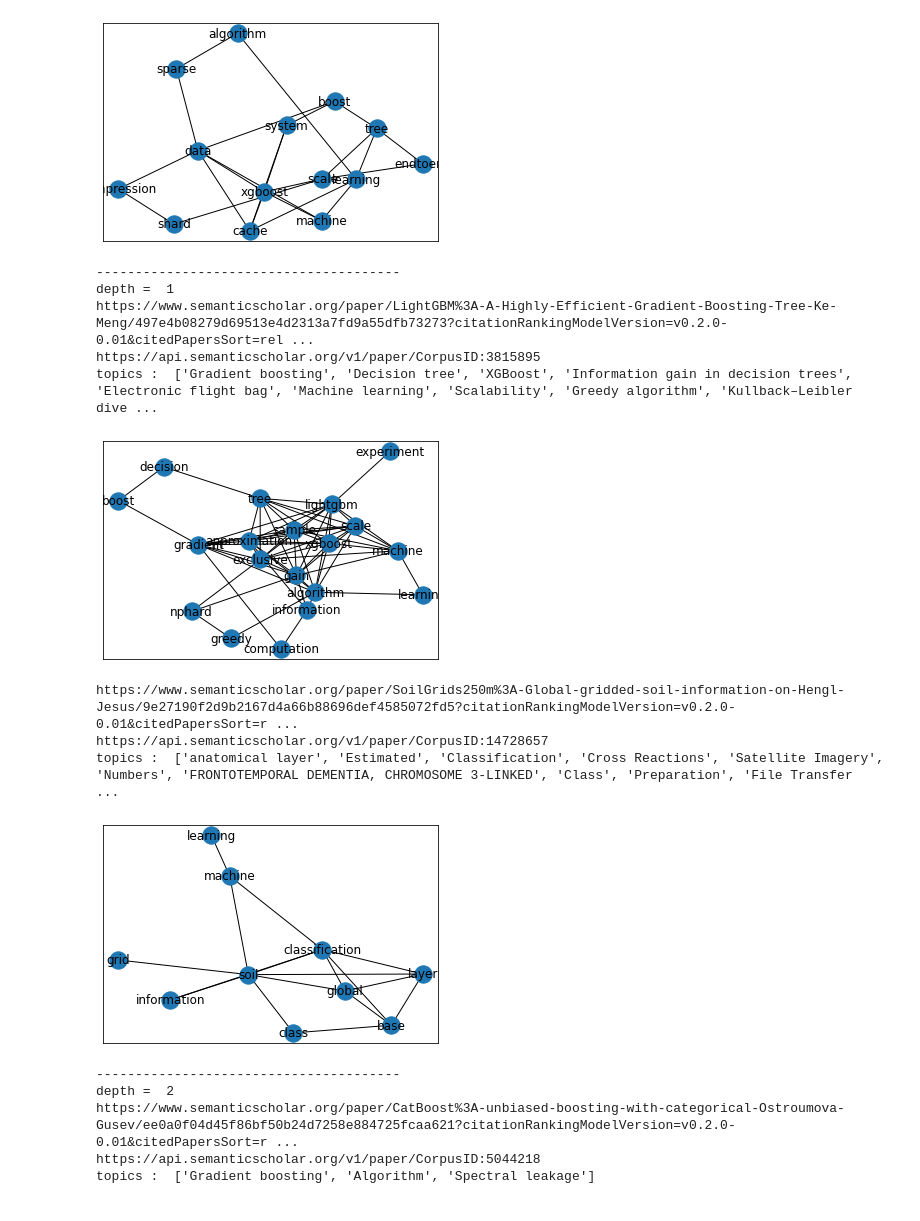
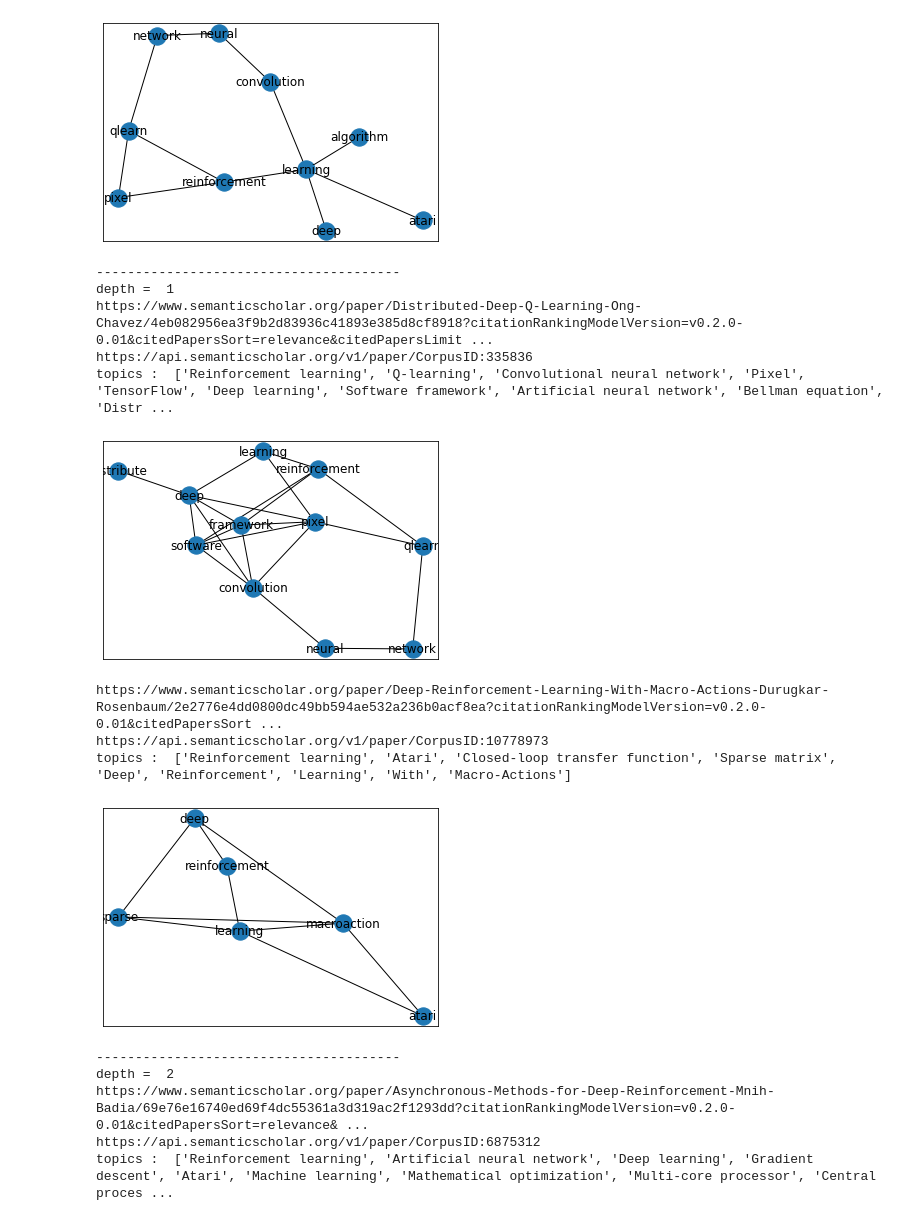
Before and after one commit to AnasAito/Semantic-parser, a Jupyter notebook: topicgraph/sandbox.ipynb, the cells around one changed output. Drawn from its saved outputs; the diff is of its cells as text; code cells hidden in the pictures.

Commit message:
add graph ui

```diff
--- a/topicgraph/sandbox.ipynb
+++ b/topicgraph/sandbox.ipynb
@@ -4,7 +4,8 @@ run all_utils.ipynb
 ## test on root -> 2 citations - > 4 citations (7 papers)
 ## this will be a dummy code
 ## code block needed
-
+from networkx.readwrite import json_graph
+import json
 import networkx as nx
 from matplotlib import pylab as pl
 from itertools import combinations
@@ -114,19 +115,38 @@ def plot_graph(graph):
     pl.figure()
     nx.draw_networkx(graph)
     pl.show()
+
+
+def export_graph(graph_dict):
+    data = json_graph.node_link_data(graph_dict['graph'])
+    path = './graph-ui/src/data/'+graph_dict['title']+'.json'
+    with open(path, 'w') as outfile:
+        json.dump(data, outfile)
+
+def write_title(title):
+    with open('./graph-ui/src/data/index.json') as json_file:
+        data = json.load(json_file)
+       ## print(data['graphs'])
+        list_ = data['graphs']
+    with open('./graph-ui/src/data/index.json','w') as json_file:
+
+        list_ = list_+[title]
+        json.dump({'graphs':list_}, json_file)
+    return 'written'
 # %%
 ## test __main__
 ## root paper
 
-
-n_iter = 5
+graphs_list = [ ]
+n_iter = 3
 print('depth = ' , 0 )
 ## root paper
-root_url = '/paper/XGBoost%3A-A-Scalable-Tree-Boosting-System-Chen-Guestrin/26bc9195c6343e4d7f434dd65b4ad67efe2be27a'
+root_url = '/paper/Playing-Atari-with-Deep-Reinforcement-Learning-Mnih-Kavukcuoglu/2319a491378867c7049b3da055c5df60e1671158'
 topics ,title, abstract,citations= get_data(root_url)
 print('topics : ',topics)
 print('citations : ', citations)
 graph = topic_graph(abstract,topics,title)
+graphs_list.append({'title':title,'graph':graph})
 plot_graph(graph)
 print('---------------------------------------')
 for i in range(n_iter):
@@ -138,9 +158,15 @@ for i in range(n_iter):
         #print('citations : ', citations_)
         graph = topic_graph(abstract_,topics_,title_)
         plot_graph(graph)
+        graphs_list.append({'title':title_,'graph':graph})
         cit_all = cit_all +citations_
     citations = cit_all
 
     print('---------------------------------------')
+
+## export graphs
+[export_graph(graphs_dic) for graphs_dic in graphs_list ]
+
+[write_title(graphs_dic['title']) for graphs_dic in graphs_list ]
 # %% [output]
 depth =  0
@@ -151,16 +177,16 @@ citations :  ['/paper/LightGBM%3A-A-Highly-Efficient-Gradient-Boosting-Tree-Ke-M
-[figure, old version]
+[figure, new version]
 ---------------------------------------
 depth =  1
-https://www.semanticscholar.org/paper/LightGBM%3A-A-Highly-Efficient-Gradient-Boosting-Tree-Ke-Meng/497e4b08279d69513e4d2313a7fd9a55dfb73273?citationRankingModelVersion=v0.2.0-0.01&citedPapersSort=rel ...
-https://api.semanticscholar.org/v1/paper/CorpusID:3815895
-topics :  ['Gradient boosting', 'Decision tree', 'XGBoost', 'Information gain in decision trees', 'Electronic flight bag', 'Machine learning', 'Scalability', 'Greedy algorithm', 'Kullback–Leibler dive ...
+https://www.semanticscholar.org/paper/Distributed-Deep-Q-Learning-Ong-Chavez/4eb082956ea3f9b2d83936c41893e385d8cf8918?citationRankingModelVersion=v0.2.0-0.01&citedPapersSort=relevance&citedPapersLimit ...
+https://api.semanticscholar.org/v1/paper/CorpusID:335836
+topics :  ['Reinforcement learning', 'Q-learning', 'Convolutional neural network', 'Pixel', 'TensorFlow', 'Deep learning', 'Software framework', 'Artificial neural network', 'Bellman equation', 'Distr ...
-[figure, old version]
+[figure, new version]
-https://www.semanticscholar.org/paper/SoilGrids250m%3A-Global-gridded-soil-information-on-Hengl-Jesus/9e27190f2d9b2167d4a66b88696def4585072fd5?citationRankingModelVersion=v0.2.0-0.01&citedPapersSort=r ...
-https://api.semanticscholar.org/v1/paper/CorpusID:14728657
-topics :  ['anatomical layer', 'Estimated', 'Classification', 'Cross Reactions', 'Satellite Imagery', 'Numbers', 'FRONTOTEMPORAL DEMENTIA, CHROMOSOME 3-LINKED', 'Class', 'Preparation', 'File Transfer  ...
+https://www.semanticscholar.org/paper/Deep-Reinforcement-Learning-With-Macro-Actions-Durugkar-Rosenbaum/2e2776e4dd0800dc49bb594ae532a236b0acf8ea?citationRankingModelVersion=v0.2.0-0.01&citedPapersSort ...
+https://api.semanticscholar.org/v1/paper/CorpusID:10778973
+topics :  ['Reinforcement learning', 'Atari', 'Closed-loop transfer function', 'Sparse matrix', 'Deep', 'Reinforcement', 'Learning', 'With', 'Macro-Actions']
-[figure, old version]
+[figure, new version]
 ---------------------------------------
 depth =  2
-https://www.semanticscholar.org/paper/CatBoost%3A-unbiased-boosting-with-categorical-Ostroumova-Gusev/ee0a0f04d45f86bf50b24d7258e884725fcaa621?citationRankingModelVersion=v0.2.0-0.01&citedPapersSort=r ...
-https://api.semanticscholar.org/v1/paper/CorpusID:5044218
-topics :  ['Gradient boosting', 'Algorithm', 'Spectral leakage']
+https://www.semanticscholar.org/paper/Asynchronous-Methods-for-Deep-Reinforcement-Mnih-Badia/69e76e16740ed69f4dc55361a3d319ac2f1293dd?citationRankingModelVersion=v0.2.0-0.01&citedPapersSort=relevance& ...
+https://api.semanticscholar.org/v1/paper/CorpusID:6875312
+topics :  ['Reinforcement learning', 'Artificial neural network', 'Deep learning', 'Gradient descent', 'Atari', 'Machine learning', 'Mathematical optimization', 'Multi-core processor', 'Central proces ...
```
Also changed, not shown: parts of 8 cells of this notebook, 39 other files.
